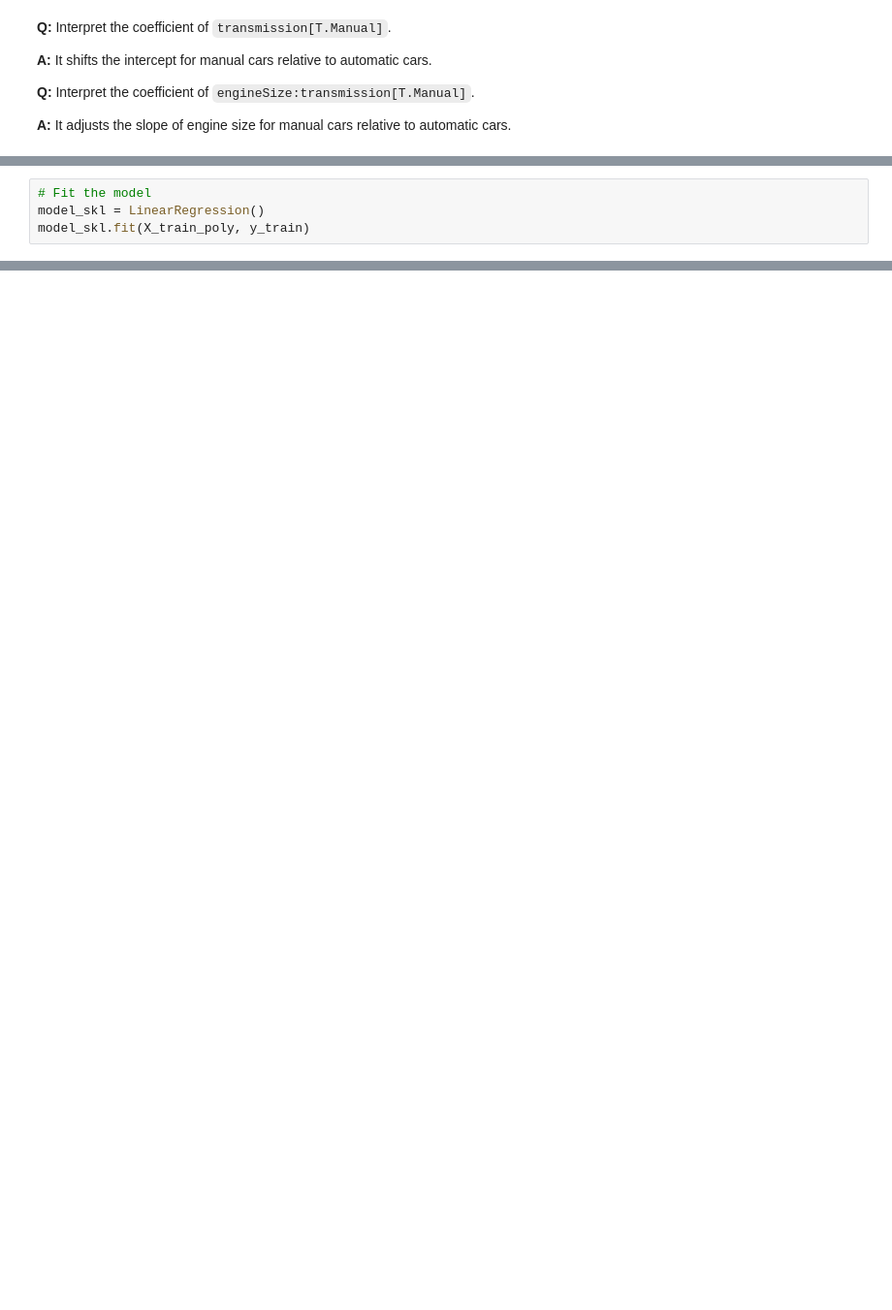
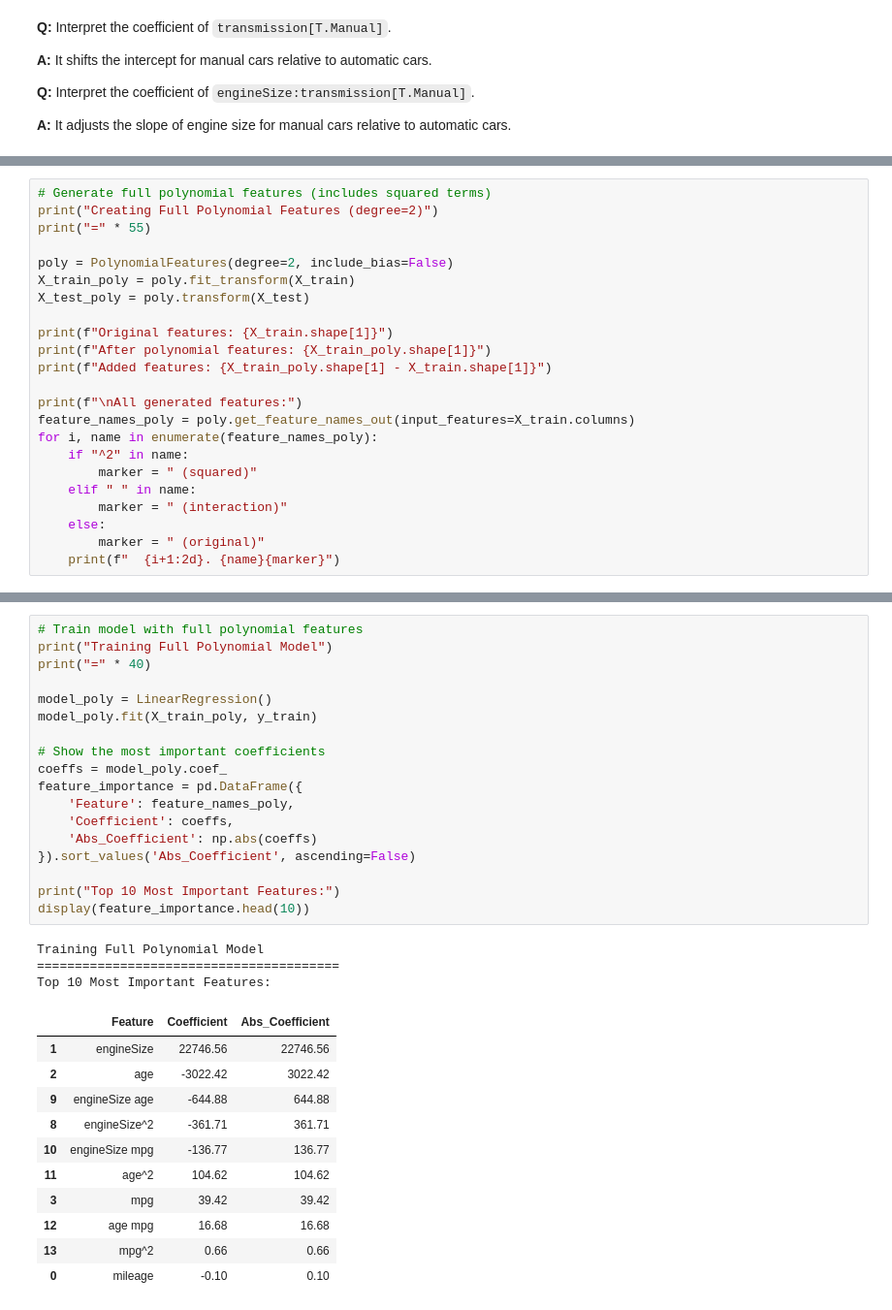
Before and after one commit to Lizhen0909/STAT303-2-class-notes, a Jupyter notebook: Lec3_VariableTransformations_and_Interactions.ipynb, the cells around one changed output, grey strips where cells are left out. Shown at 97% size. Drawn from its saved outputs; the diff is of its cells as text; blank space fills up the shorter version.

```diff
--- a/Lec3_VariableTransformations_and_Interactions.ipynb
+++ b/Lec3_VariableTransformations_and_Interactions.ipynb
@@ -422,4 +521,0 @@ X_test_poly = poly.transform(X_test)
-# %%
-# Fit the model
-model_skl = LinearRegression()
-model_skl.fit(X_train_poly, y_train)
@@ -511,0 +609,23 @@ Despite this limitation, `PolynomialFeatures` is quite useful for quickly genera
+# %%
+# Generate full polynomial features (includes squared terms)
+print("Creating Full Polynomial Features (degree=2)")
+print("=" * 55)
+
+poly = PolynomialFeatures(degree=2, include_bias=False)
+X_train_poly = poly.fit_transform(X_train)
+X_test_poly = poly.transform(X_test)
+
+print(f"Original features: {X_train.shape[1]}")
+print(f"After polynomial features: {X_train_poly.shape[1]}")
+print(f"Added features: {X_train_poly.shape[1] - X_train.shape[1]}")
+
+print(f"\nAll generated features:")
+feature_names_poly = poly.get_feature_names_out(input_features=X_train.columns)
+for i, name in enumerate(feature_names_poly):
+    if "^2" in name:
+        marker = " (squared)"
+    elif " " in name:
+        marker = " (interaction)"
+    else:
+        marker = " (original)"
+    print(f"  {i+1:2d}. {name}{marker}")
@@ -511,0 +650,33 @@ Despite this limitation, `PolynomialFeatures` is quite useful for quickly genera
+# %%
+# Train model with full polynomial features
+print("Training Full Polynomial Model")
+print("=" * 40)
+
+model_poly = LinearRegression()
+model_poly.fit(X_train_poly, y_train)
+
+# Show the most important coefficients
+coeffs = model_poly.coef_
+feature_importance = pd.DataFrame({
+    'Feature': feature_names_poly,
+    'Coefficient': coeffs,
+    'Abs_Coefficient': np.abs(coeffs)
+}).sort_values('Abs_Coefficient', ascending=False)
+
+print("Top 10 Most Important Features:")
+display(feature_importance.head(10))
+# %% [output]
+Training Full Polynomial Model
+========================================
+Top 10 Most Important Features:
+|  | Feature | Coefficient | Abs_Coefficient |
+| 1 | engineSize | 22746.56 | 22746.56 |
+| 2 | age | -3022.42 | 3022.42 |
+| 9 | engineSize age | -644.88 | 644.88 |
+| 8 | engineSize^2 | -361.71 | 361.71 |
+| 10 | engineSize mpg | -136.77 | 136.77 |
+| 11 | age^2 | 104.62 | 104.62 |
+| 3 | mpg | 39.42 | 39.42 |
+| 12 | age mpg | 16.68 | 16.68 |
+| 13 | mpg^2 | 0.66 | 0.66 |
+| 0 | mileage | -0.10 | 0.10 |
```
Also changed, not shown: parts of 57 cells of this notebook, 8 other files.
